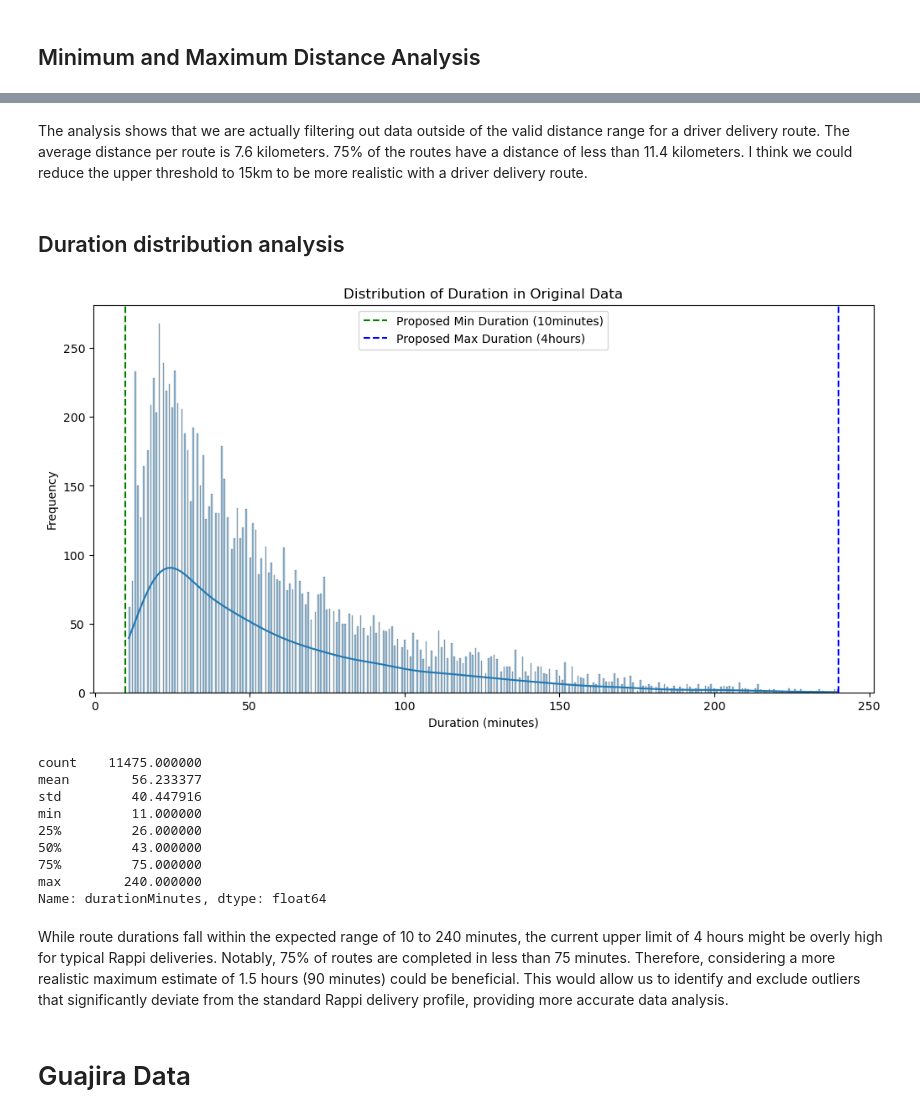
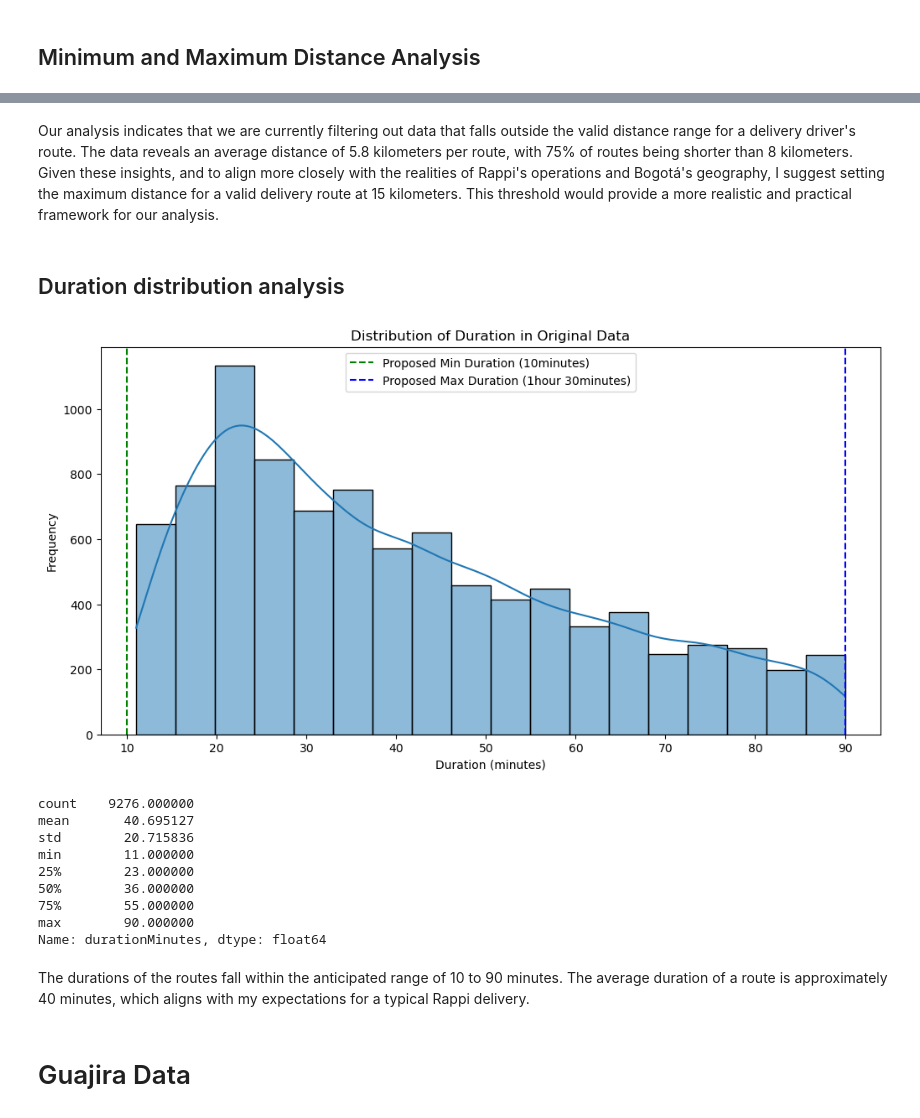
Before and after one commit to rodacreditos/celo_delivery_drivers_chain, a Jupyter notebook: result_processed_tribu_data_analysis.ipynb, the cells around one changed output, grey strips where cells are left out. Cells and saved outputs as stored; diff of their text form; code cells hidden in the pictures.

```diff
--- a/result_processed_tribu_data_analysis.ipynb
+++ b/result_processed_tribu_data_analysis.ipynb
@@ -70,42 +70,42 @@ max      24996.100000
 Name: measuredDistance, dtype: float64
-# %% [markdown]
-The analysis shows that we are actually filtering out data outside of the valid distance range for a driver delivery route. The average distance per route is 7.6 kilometers. 75% of the routes have a distance of less than 11.4 kilometers. I think we could reduce the upper threshold to 15km to be more realistic with a driver delivery route.
+# %% [markdown]
+Our analysis indicates that we are currently filtering out data that falls outside the valid distance range for a delivery driver's route. The data reveals an average distance of 5.8 kilometers per route, with 75% of routes being shorter than 8 kilometers. Given these insights, and to align more closely with the realities of Rappi's operations and Bogotá's geography, I suggest setting the maximum distance for a valid delivery route at 15 kilometers. This threshold would provide a more realistic and practical framework for our analysis.
 # %% [markdown]
 ## Duration distribution analysis
 # %%
 # Analyzing the distribution of measured distances
 plt.figure(figsize=(12, 6))
-sns.histplot(original_df['durationMinutes'], bins=500, kde=True)
+sns.histplot(original_df['durationMinutes'], bins=18, kde=True)
 plt.title('Distribution of Duration in Original Data')
 plt.xlabel('Duration (minutes)')
 plt.ylabel('Frequency')
 
 # Setting x-axis limits to focus on the area with more routes
 # For example, focusing on distances less than 500 meters
 #plt.xlim(0, 300)
 
 # initial and proposed thresholds
 plt.axvline(10, color='g', linestyle='--', label='Proposed Min Duration (10minutes)')
-plt.axvline(240, color='b', linestyle='--', label='Proposed Max Duration (4hours)')
+plt.axvline(90, color='b', linestyle='--', label='Proposed Max Duration (1hour 30minutes)')
 plt.legend()
 plt.show()
 
 # Display basic statistical details of the measured distances
 distance_stats = original_df['durationMinutes'].describe()
 print(distance_stats)
 # %% [output]
-[figure, old version]
+[figure, new version]
-count    11475.000000
-mean        56.233377
-std         40.447916
-min         11.000000
-25%         26.000000
-50%         43.000000
-75%         75.000000
-max        240.000000
+count    9276.000000
+mean       40.695127
+std        20.715836
+min        11.000000
+25%        23.000000
+50%        36.000000
+75%        55.000000
+max        90.000000
 Name: durationMinutes, dtype: float64
-# %% [markdown]
-While route durations fall within the expected range of 10 to 240 minutes, the current upper limit of 4 hours might be overly high for typical Rappi deliveries. Notably, 75% of routes are completed in less than 75 minutes. Therefore, considering a more realistic maximum estimate of 1.5 hours (90 minutes) could be beneficial. This would allow us to identify and exclude outliers that significantly deviate from the standard Rappi delivery profile, providing more accurate data analysis.
+# %% [markdown]
+The durations of the routes fall within the anticipated range of 10 to 90 minutes. The average duration of a route is approximately 40 minutes, which aligns with my expectations for a typical Rappi delivery.
 # %% [markdown]
 # Guajira Data
 # %%
```
Also changed, not shown: parts of 9 cells of this notebook.
